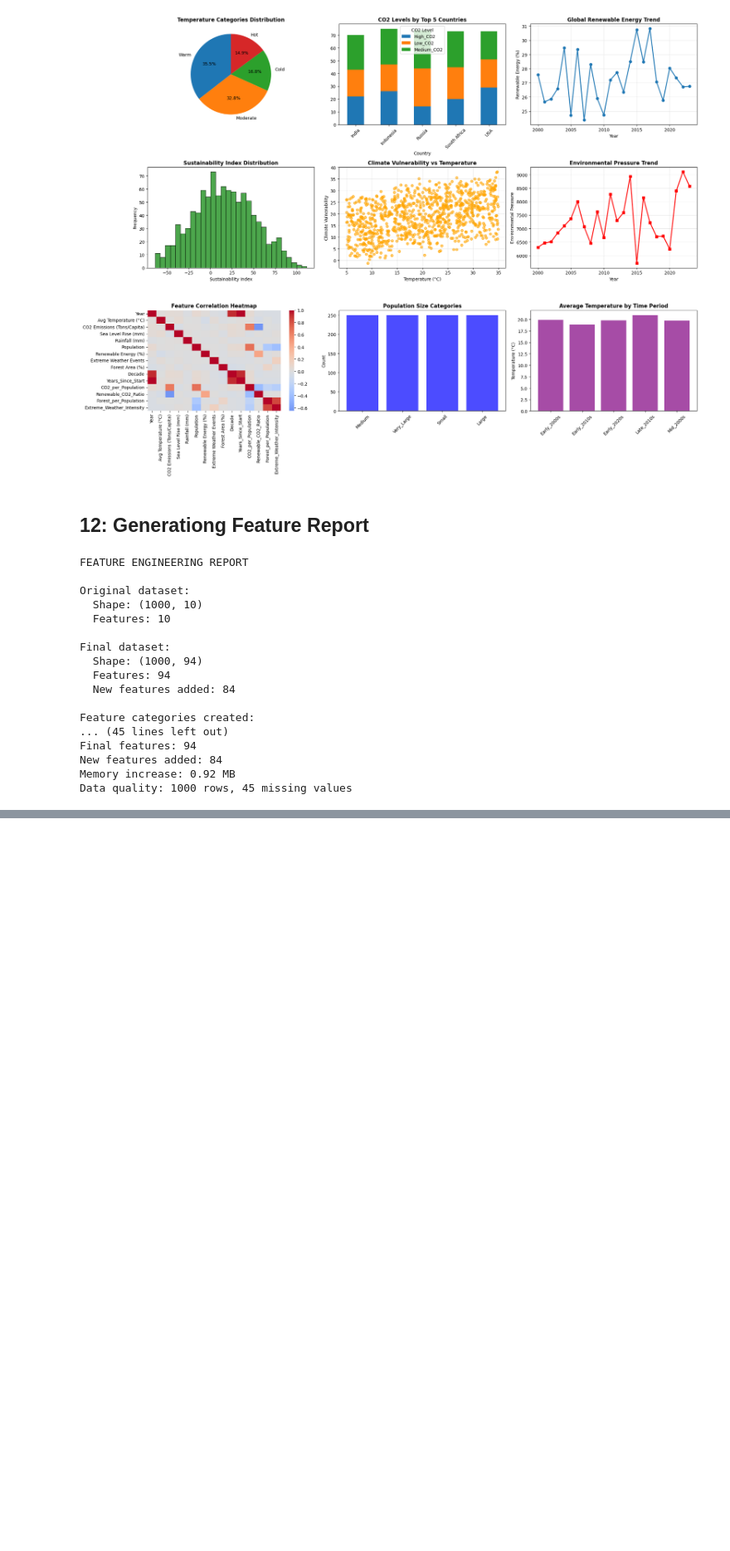
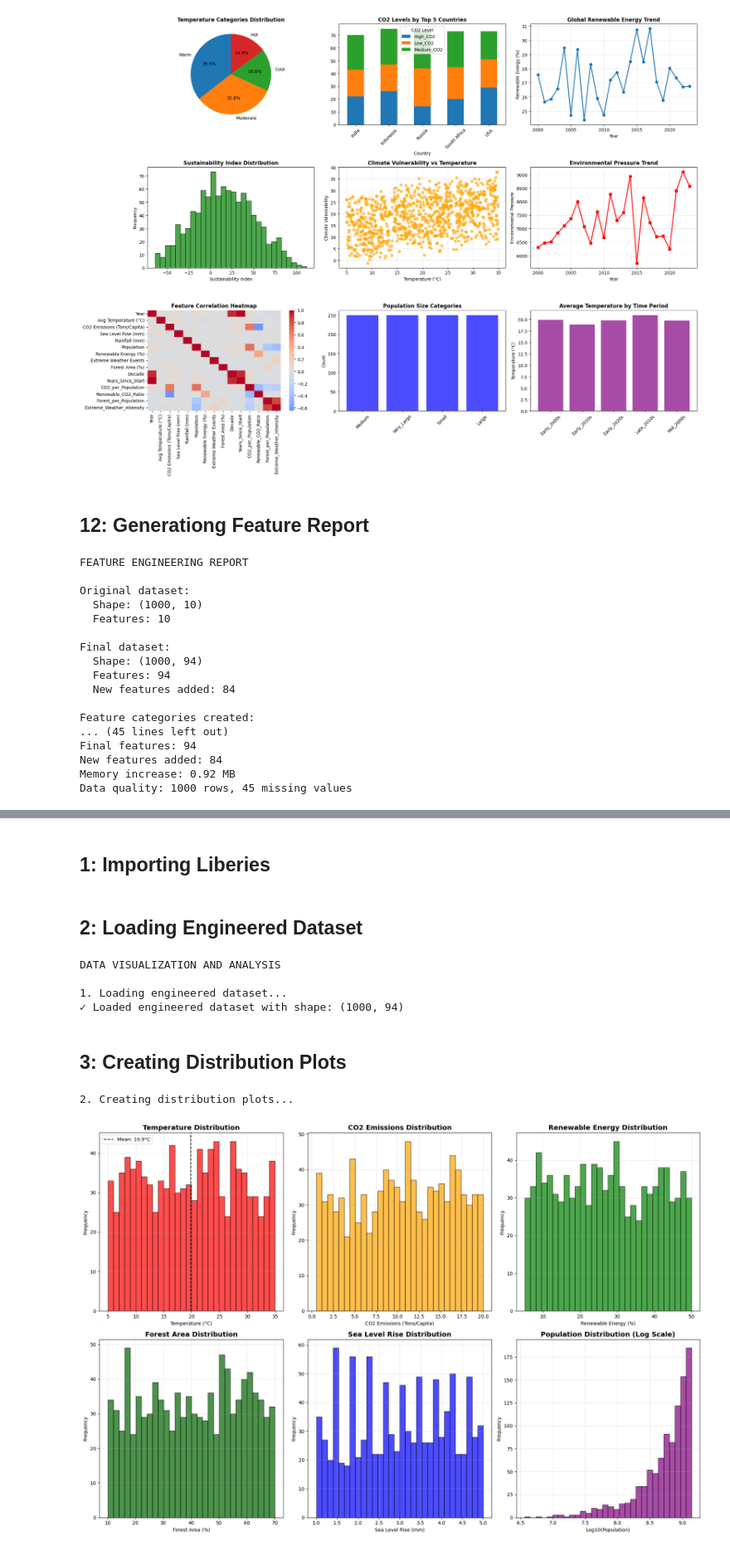
Before and after one commit to Aishaamalik/Climate-Change-Prediction, a Jupyter notebook: PROJECT_5.ipynb, the cells around one changed output, grey strips where cells are left out. Shown at 83% size. Drawn from its saved outputs; the diff is of its cells as text; code cells hidden in the pictures; blank space fills up the shorter version.

```diff
--- a/PROJECT_5.ipynb
+++ b/PROJECT_5.ipynb
@@ -1388,0 +1401,2 @@ Data quality: 1000 rows, 45 missing values
+# %% [markdown]
+## 1: Importing Liberies
@@ -1388,0 +1415,77 @@ Data quality: 1000 rows, 45 missing values
+# %% [markdown]
+## 2: Loading Engineered Dataset
+# %%
+
+def load_engineered_data(file_path='engineered_climate_change_dataset.csv'):
+    """Load the engineered dataset"""
+    print("DATA VISUALIZATION AND ANALYSIS")
+
+    print("\n1. Loading engineered dataset...")
+    df = pd.read_csv(file_path)
+    print(f"✓ Loaded engineered dataset with shape: {df.shape}")
+    return df
+df = load_engineered_data()
+# %% [output]
+DATA VISUALIZATION AND ANALYSIS
+
+1. Loading engineered dataset...
+✓ Loaded engineered dataset with shape: (1000, 94)
+# %% [markdown]
+## 3: Creating Distribution Plots
+# %%
+
+def create_distribution_plots(df):
+    """Create distribution plots for key variables"""
+    print("\n2. Creating distribution plots...")
+
+    fig, axes = plt.subplots(2, 3, figsize=(18, 12))
+
+    axes[0, 0].hist(df['Avg Temperature (°C)'], bins=30, alpha=0.7, color='red', edgecolor='black')
+    axes[0, 0].set_title('Temperature Distribution', fontweight='bold', fontsize=14)
+    axes[0, 0].set_xlabel('Temperature (°C)')
+    axes[0, 0].set_ylabel('Frequency')
+    axes[0, 0].grid(True, alpha=0.3)
+
+    temp_mean = df['Avg Temperature (°C)'].mean()
+    temp_std = df['Avg Temperature (°C)'].std()
+    axes[0, 0].axvline(temp_mean, color='black', linestyle='--', label=f'Mean: {temp_mean:.1f}°C')
+    axes[0, 0].legend()
+
+    axes[0, 1].hist(df['CO2 Emissions (Tons/Capita)'], bins=30, alpha=0.7, color='orange', edgecolor='black')
+    axes[0, 1].set_title('CO2 Emissions Distribution', fontweight='bold', fontsize=14)
+    axes[0, 1].set_xlabel('CO2 Emissions (Tons/Capita)')
+    axes[0, 1].set_ylabel('Frequency')
+    axes[0, 1].grid(True, alpha=0.3)
+
+    axes[0, 2].hist(df['Renewable Energy (%)'], bins=30, alpha=0.7, color='green', edgecolor='black')
+    axes[0, 2].set_title('Renewable Energy Distribution', fontweight='bold', fontsize=14)
+    axes[0, 2].set_xlabel('Renewable Energy (%)')
+    axes[0, 2].set_ylabel('Frequency')
+    axes[0, 2].grid(True, alpha=0.3)
+
+    axes[1, 0].hist(df['Forest Area (%)'], bins=30, alpha=0.7, color='darkgreen', edgecolor='black')
+    axes[1, 0].set_title('Forest Area Distribution', fontweight='bold', fontsize=14)
+    axes[1, 0].set_xlabel('Forest Area (%)')
+    axes[1, 0].set_ylabel('Frequency')
+    axes[1, 0].grid(True, alpha=0.3)
+
+    axes[1, 1].hist(df['Sea Level Rise (mm)'], bins=30, alpha=0.7, color='blue', edgecolor='black')
+    axes[1, 1].set_title('Sea Level Rise Distribution', fontweight='bold', fontsize=14)
+    axes[1, 1].set_xlabel('Sea Level Rise (mm)')
+    axes[1, 1].set_ylabel('Frequency')
+    axes[1, 1].grid(True, alpha=0.3)
+
+    axes[1, 2].hist(np.log10(df['Population'] + 1), bins=30, alpha=0.7, color='purple', edgecolor='black')
+    axes[1, 2].set_title('Population Distribution (Log Scale)', fontweight='bold', fontsize=14)
+    axes[1, 2].set_xlabel('Log10(Population)')
+    axes[1, 2].set_ylabel('Frequency')
+    axes[1, 2].grid(True, alpha=0.3)
+
+    plt.tight_layout()
+    plt.show()
+
+
+create_distribution_plots(df)
+# %% [output]
+2. Creating distribution plots...
+[figure, added]
```
Also changed, not shown: parts of 21 cells of this notebook.
